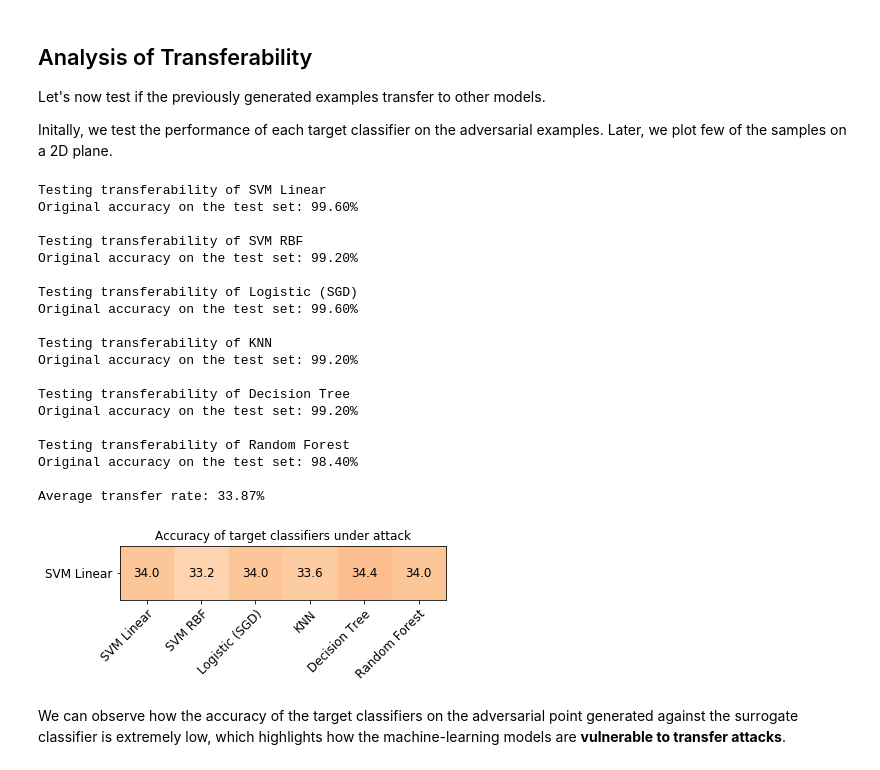
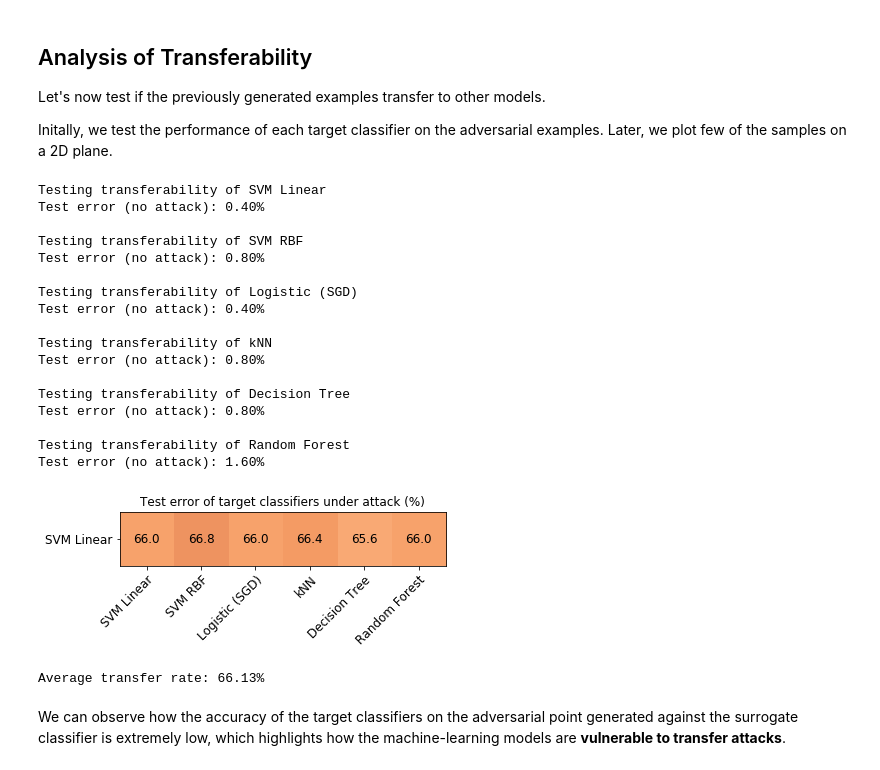
Before and after one commit to pralab/secml, a Jupyter notebook: tutorials/03-Transferability.ipynb, the cells around one changed output. Drawn from its saved outputs; the diff is of its cells as text; code cells hidden in the pictures.

```diff
--- a/tutorials/03-Transferability.ipynb
+++ b/tutorials/03-Transferability.ipynb
@@ -113,7 +113,7 @@ target_clf_list = [
             CClassifierSGD, regularizer='l2', loss='log',
             kernel='linear', random_state=random_state),
         xval_parameters={'alpha': [1e-6, 1e-5, 1e-4]}),
-    CLF(clf_name='KNN',
+    CLF(clf_name='kNN',
         clf=CClassifierKNN(),
         xval_parameters={'n_neighbors': [30, 40, 50]}),
     CLF(clf_name='Decision Tree',
@@ -220,69 +220,72 @@ Let's now test if the previously generated examples transfer to other models.
 Initally, we test the performance of each target classifier on the adversarial
  examples. Later, we plot few of the samples on a 2D plane.
 # %%
-trans_acc = []
+# Metric to use for testing transferability
+from secml.ml.peval.metrics import CMetricTestError
+metric = CMetricTestError()
+
+trans_error = []
 transfer_rate = 0.0
 for target_clf in target_clf_list:
 
     print("\nTesting transferability of {:}".format(target_clf.clf_name))
 
-    origin_acc = metric.performance_score(
+    origin_error = metric.performance_score(
             y_true=ts.Y, y_pred=target_clf.clf.predict(ts.X))
 
-    print("Original accuracy on the test set: {:.2%}".format(origin_acc))
+    print("Test error (no attack): {:.2%}".format(origin_error))
 
-    trans_acc_clf = metric.performance_score(
+    trans_error_clf = metric.performance_score(
         y_true=ts.Y, y_pred=target_clf.clf.predict(adv_ds.X))
 
-    trans_acc.append(trans_acc_clf)
-    transfer_rate += trans_acc_clf
+    trans_error.append(trans_error_clf)
+    transfer_rate += trans_error_clf
 
 # Computing the transfer rate
 transfer_rate /= len(target_clf_list)
 
-print("\nAverage transfer rate: {:.2%}".format(transfer_rate))
-
 from secml.array import CArray
-trans_acc = CArray(trans_acc) * 100  # Show results in percentage
+trans_acc = CArray(trans_error) * 100  # Show results in percentage
 from secml.figure import CFigure
 fig = CFigure(height=1)
 a = fig.sp.imshow(trans_acc.reshape((1, 6)),
                   cmap='Oranges', interpolation='nearest',
-                  alpha=.65, vmin=30, vmax=40)
+                  alpha=.65, vmin=60, vmax=70)
 
 fig.sp.xticks(CArray.arange((len(target_clf_list))))
 fig.sp.xticklabels([c.clf_name for c in target_clf_list],
                    rotation=45, ha="right", rotation_mode="anchor")
 fig.sp.yticks([0])
 fig.sp.yticklabels([surr_clf.clf_name])
 
 for i in range(len(target_clf_list)):
-    fig.sp.text(i, 0, trans_acc[i].item(), va='center', ha='center')
+    fig.sp.text(i, 0, trans_acc[i].round(2).item(), va='center', ha='center')
 
-fig.sp.title("Accuracy of target classifiers under attack")
+fig.sp.title("Test error of target classifiers under attack (%)")
 
 fig.show()
+
+print("\nAverage transfer rate: {:.2%}".format(transfer_rate))
 # %% [output]
 Testing transferability of SVM Linear
-Original accuracy on the test set: 99.60%
+Test error (no attack): 0.40%
 
 Testing transferability of SVM RBF
-Original accuracy on the test set: 99.20%
+Test error (no attack): 0.80%
 
 Testing transferability of Logistic (SGD)
-Original accuracy on the test set: 99.60%
+Test error (no attack): 0.40%
 
-Testing transferability of KNN
-Original accuracy on the test set: 99.20%
+Testing transferability of kNN
+Test error (no attack): 0.80%
 
 Testing transferability of Decision Tree
-Original accuracy on the test set: 99.20%
+Test error (no attack): 0.80%
 
 Testing transferability of Random Forest
-Original accuracy on the test set: 98.40%
-
-Average transfer rate: 33.87%
+Test error (no attack): 1.60%
-[figure, old version]
+[figure, new version]
+Average transfer rate: 66.13%
 # %% [markdown]
 We can observe how the accuracy of the target classifiers on the adversarial
  point generated against the surrogate classifier is extremely low, which
```
Also changed, not shown: parts of 2 cells of this notebook, 2 other files.
